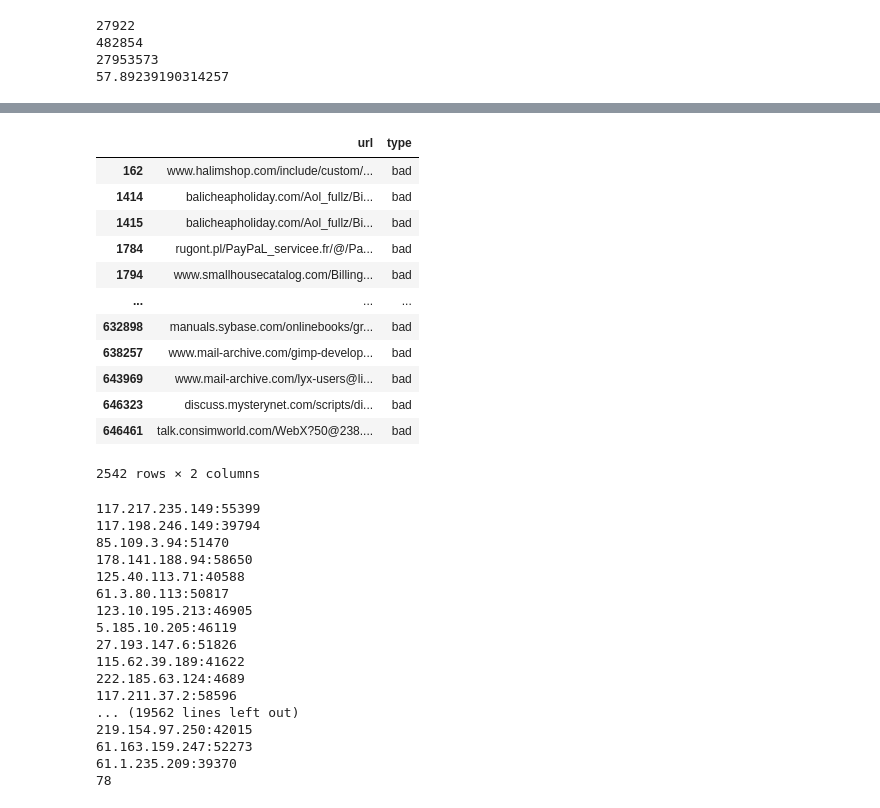
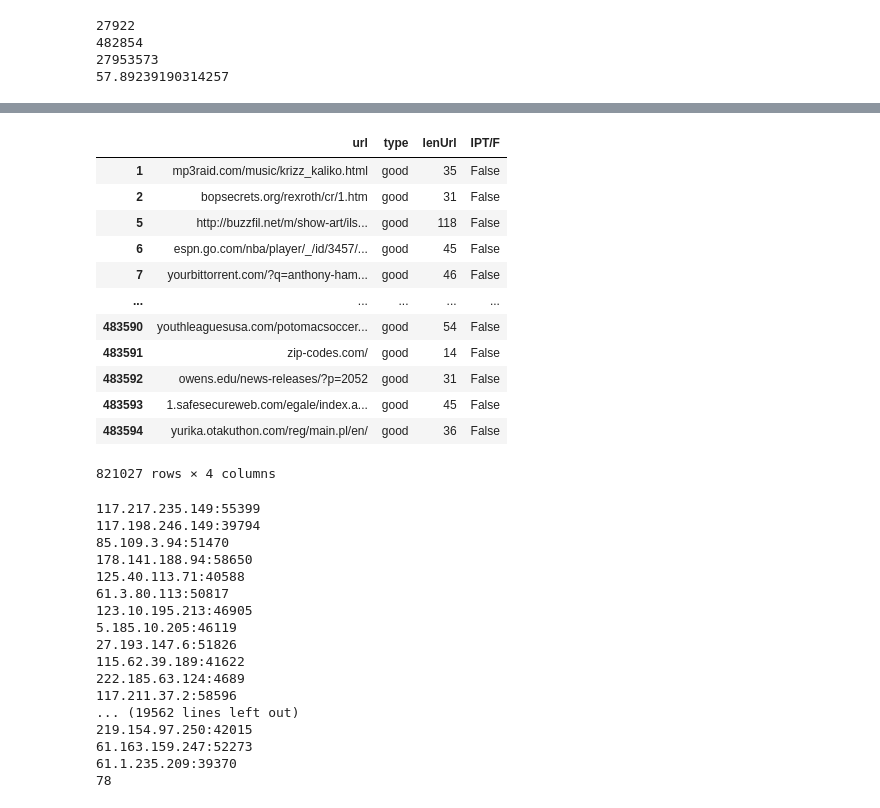
Before and after one commit to swdevsw98/DetectUrl, a Jupyter notebook: UrlDetectionModel.ipynb, the cells around one changed output, grey strips where cells are left out. Drawn from its saved outputs; the diff is of its cells as text; code cells hidden in the pictures.

```diff
--- a/UrlDetectionModel.ipynb
+++ b/UrlDetectionModel.ipynb
@@ -233,30 +217,34 @@ data[data['url'].str.contains('@')]
-# %%
-test_data[test_data['url'].str.contains('@')]
-# %% [output]
-|  | url | type |
-| 162 | www.halimshop.com/include/custom/... | bad |
-| 1414 | balicheapholiday.com/Aol_fullz/Bi... | bad |
-| 1415 | balicheapholiday.com/Aol_fullz/Bi... | bad |
-| 1784 | rugont.pl/PayPaL_servicee.fr/@/Pa... | bad |
-| 1794 | www.smallhousecatalog.com/Billing... | bad |
-| ... | ... | ... |
-| 632898 | manuals.sybase.com/onlinebooks/gr... | bad |
-| 638257 | www.mail-archive.com/gimp-develop... | bad |
-| 643969 | www.mail-archive.com/lyx-users@li... | bad |
-| 646323 | discuss.mysterynet.com/scripts/di... | bad |
-| 646461 | talk.consimworld.com/WebX?50@238.... | bad |
-2542 rows × 2 columns
 # %%
 from urllib.parse import urlparse
 import re
 
 
+new_match = []
 for index, row in data.iterrows():
     url = row['url']
     parsed_url = urlparse(url)
     host = parsed_url.netloc
     if re.match(r'^\d+\.\d+\.\d+\.\d+:\d+$', host) :
-        print(host)
+        new_match.append(True)
+    else :
+        new_match.append(False)
+
+data['IPT/F'] = new_match
+data
+# %% [output]
+|  | url | type | lenUrl | IPT/F |
+| 1 | mp3raid.com/music/krizz_kaliko.html | good | 35 | False |
+| 2 | bopsecrets.org/rexroth/cr/1.htm | good | 31 | False |
+| 5 | http://buzzfil.net/m/show-art/ils... | good | 118 | False |
+| 6 | espn.go.com/nba/player/_/id/3457/... | good | 45 | False |
+| 7 | yourbittorrent.com/?q=anthony-ham... | good | 46 | False |
+| ... | ... | ... | ... | ... |
+| 483590 | youthleaguesusa.com/potomacsoccer... | good | 54 | False |
+| 483591 | zip-codes.com/ | good | 14 | False |
+| 483592 | owens.edu/news-releases/?p=2052 | good | 31 | False |
+| 483593 | 1.safesecureweb.com/egale/index.a... | good | 45 | False |
+| 483594 | yurika.otakuthon.com/reg/main.pl/en/ | good | 36 | False |
+821027 rows × 4 columns
 # %%
 from urllib.parse import urlparse
 import re
```
Also changed, not shown: parts of 10 cells of this notebook.
